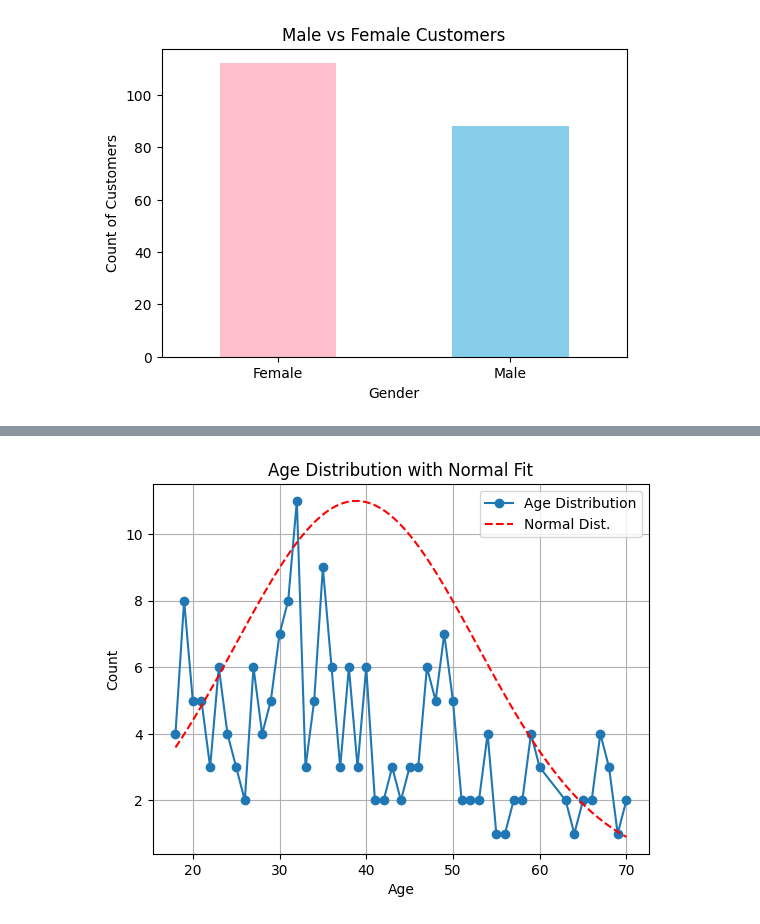
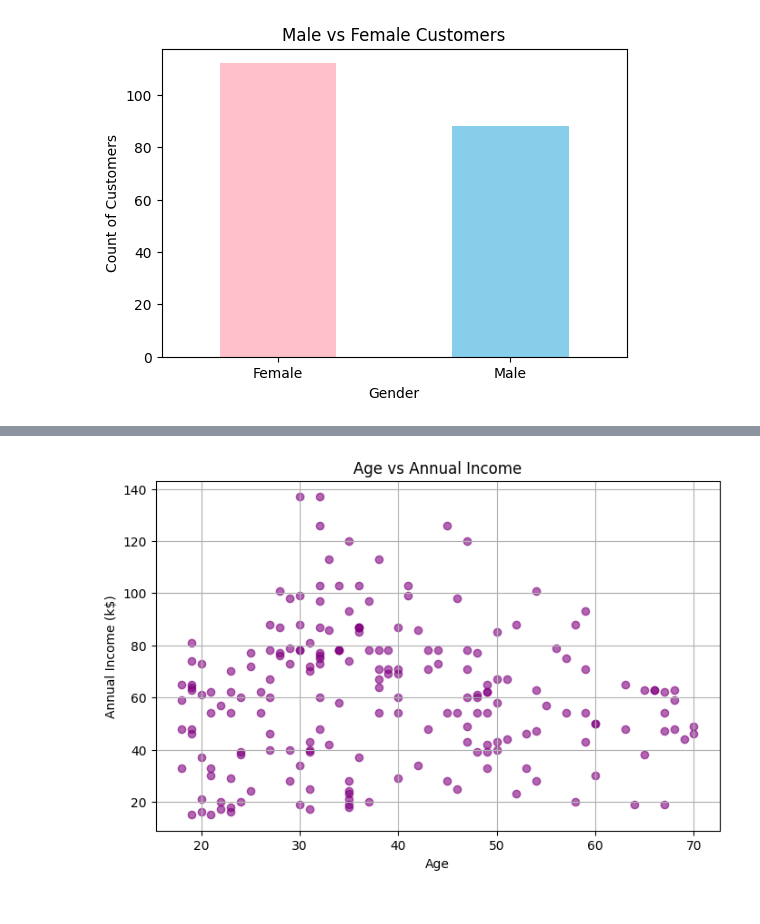
Before and after one commit to Shresthhan/AMNIL-Intern-, a Jupyter notebook: Task_5/mall_customer_segmentation.ipynb, the cells around one changed output, grey strips where cells are left out. Drawn from its saved outputs; the diff is of its cells as text; code cells hidden in the pictures.

```diff
--- a/Task_5/mall_customer_segmentation.ipynb
+++ b/Task_5/mall_customer_segmentation.ipynb
@@ -97,20 +131,10 @@ plt.show()
-# %%
-import numpy as np
-import matplotlib.pyplot as plt
-from scipy.stats import norm
-
-age_counts = df['Age'].value_counts().sort_index()
-mu, std = norm.fit(df['Age'])
-x = np.linspace(age_counts.index.min(), age_counts.index.max(), 100)
-pdf_scaled = norm.pdf(x, mu, std) * max(age_counts.values) / max(norm.pdf(x, mu, std))
-
-plt.plot(age_counts.index, age_counts.values, 'o-', label='Age Distribution')
-plt.plot(x, pdf_scaled, 'r--', label='Normal Dist.')
-plt.title('Age Distribution with Normal Fit')
-plt.xlabel('Age')
-plt.ylabel('Count')
-plt.legend()
-plt.grid()
-plt.show()
-# %% [output]
-[figure, removed]
+# %%
+plt.figure(figsize=(8,5))
+plt.scatter(df['Age'], df['Annual Income (k$)'], color='purple', alpha=0.6)
+plt.title('Age vs Annual Income')
+plt.xlabel('Age')
+plt.ylabel('Annual Income (k$)')
+plt.grid(True)
+plt.show()
+# %% [output]
+[figure, added]
```
Also changed, not shown: parts of 46 cells of this notebook.
